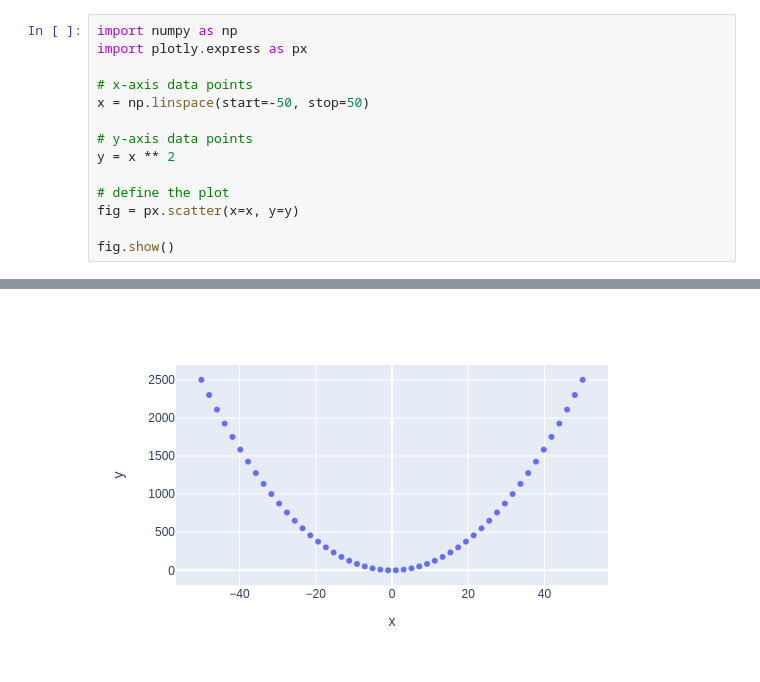
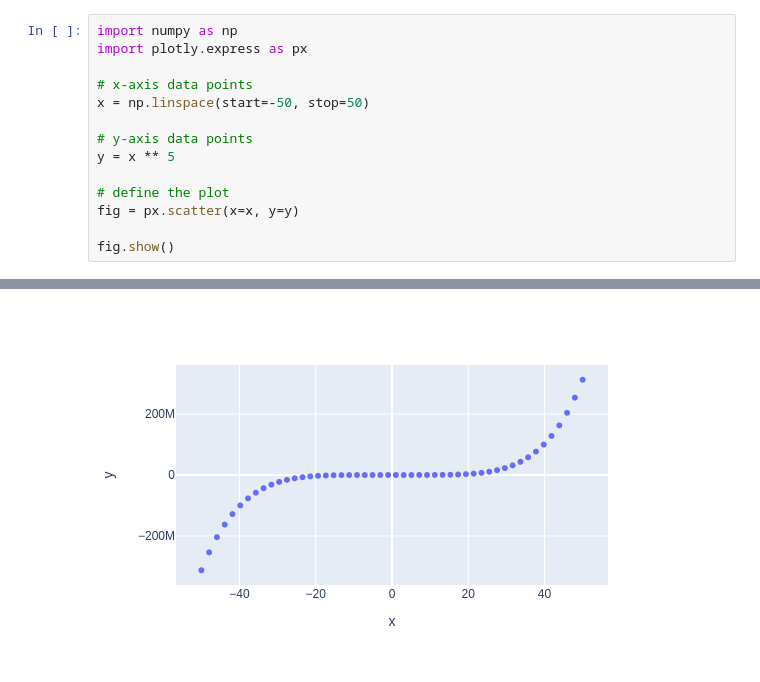
Before and after one commit to ngshukun/my-notebooks-repo, a Jupyter notebook: experiment1.ipynb, the cells around one changed output, grey strips where cells are left out. Cells and saved outputs as stored; diff of their text form.

```diff
--- a/experiment1.ipynb
+++ b/experiment1.ipynb
@@ -6,7 +6,7 @@ import plotly.express as px
 x = np.linspace(start=-50, stop=50)
 
 # y-axis data points
-y = x ** 2
+y = x ** 5
 
 # define the plot
 fig = px.scatter(x=x, y=y)
@@ -17 +16 @@ fig.show()
-[figure, old version]
+[figure, new version]
```
Also changed, not shown: parts of 1 cell of this notebook.
